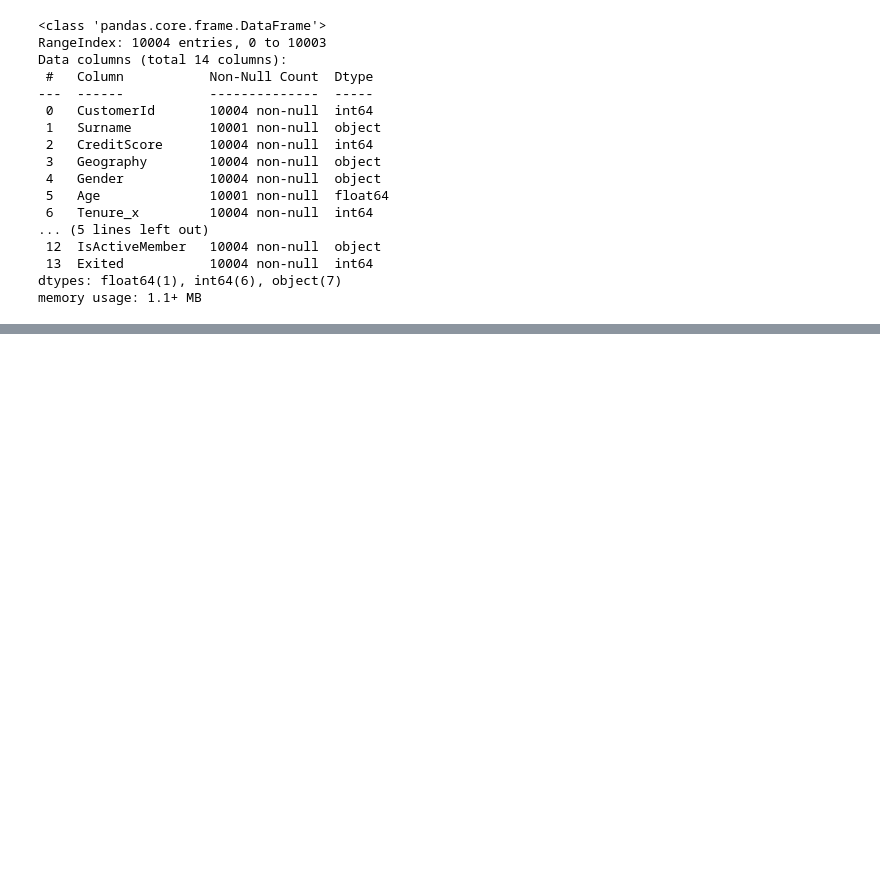
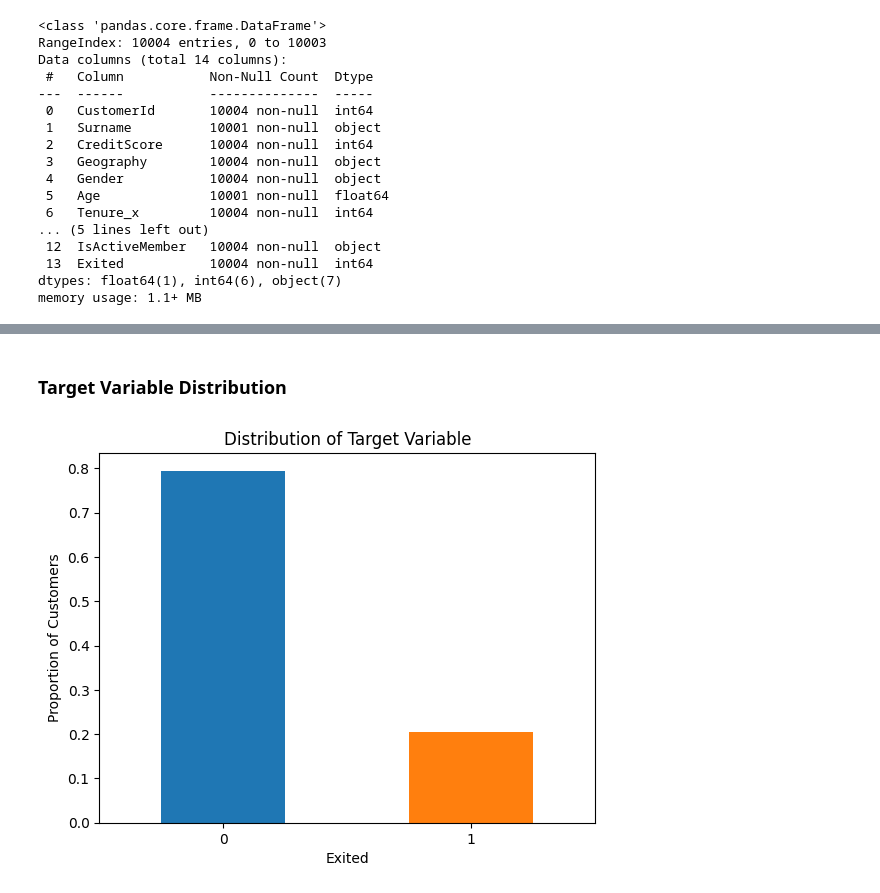
Before and after one commit to karolinamarek47/bank-customer-churn-prediction, a Jupyter notebook: bank_customer_churn_prediction.ipynb, the cells around one changed output, grey strips where cells are left out. Drawn from its saved outputs; the diff is of its cells as text; code cells hidden in the pictures; blank space fills up the shorter version.

```diff
--- a/bank_customer_churn_prediction.ipynb
+++ b/bank_customer_churn_prediction.ipynb
@@ -237,12 +85,0 @@ bank_data.describe()
-# %%
-numeric_cols = numeric_cols.drop('Exited')
-
-fig = plt.figure(figsize=(25,25))
-for i, col in enumerate(numeric_cols):
-    ax = fig.add_subplot(2, 3, i+1)
-    sns.boxplot(data = bank_data, y=col, ax = ax)
-    plt.title(col)
-
-plt.subplots_adjust(hspace = 0.3, wspace = 0.2)
-plt.tight_layout()
-plt.show()
@@ -870,0 +194,11 @@ Based on the SHAP insights, we recommend the following targeted interventions:
+# %% [markdown]
+### Target Variable Distribution
+# %%
+target_colors = {0: '#1f77b4', 1: '#ff7f0e'}
+train_eda_full['Exited'].value_counts(normalize = True).plot.bar(color=target_colors.values())
+plt.title("Distribution of Target Variable")
+plt.xticks(rotation=0)
+plt.ylabel("Proportion of Customers")
+plt.show()
+# %% [output]
+[figure, added]
```
Also changed, not shown: parts of 133 cells of this notebook.
